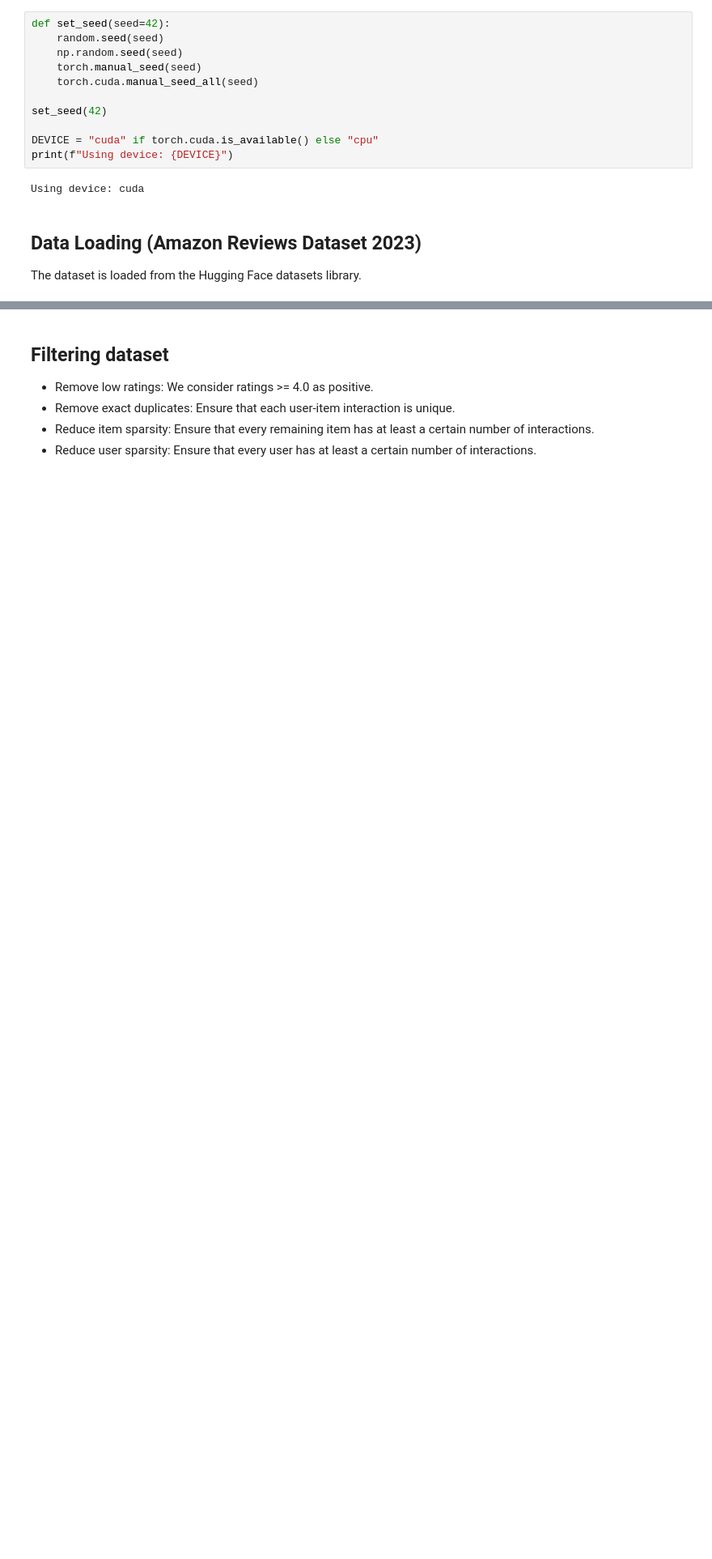
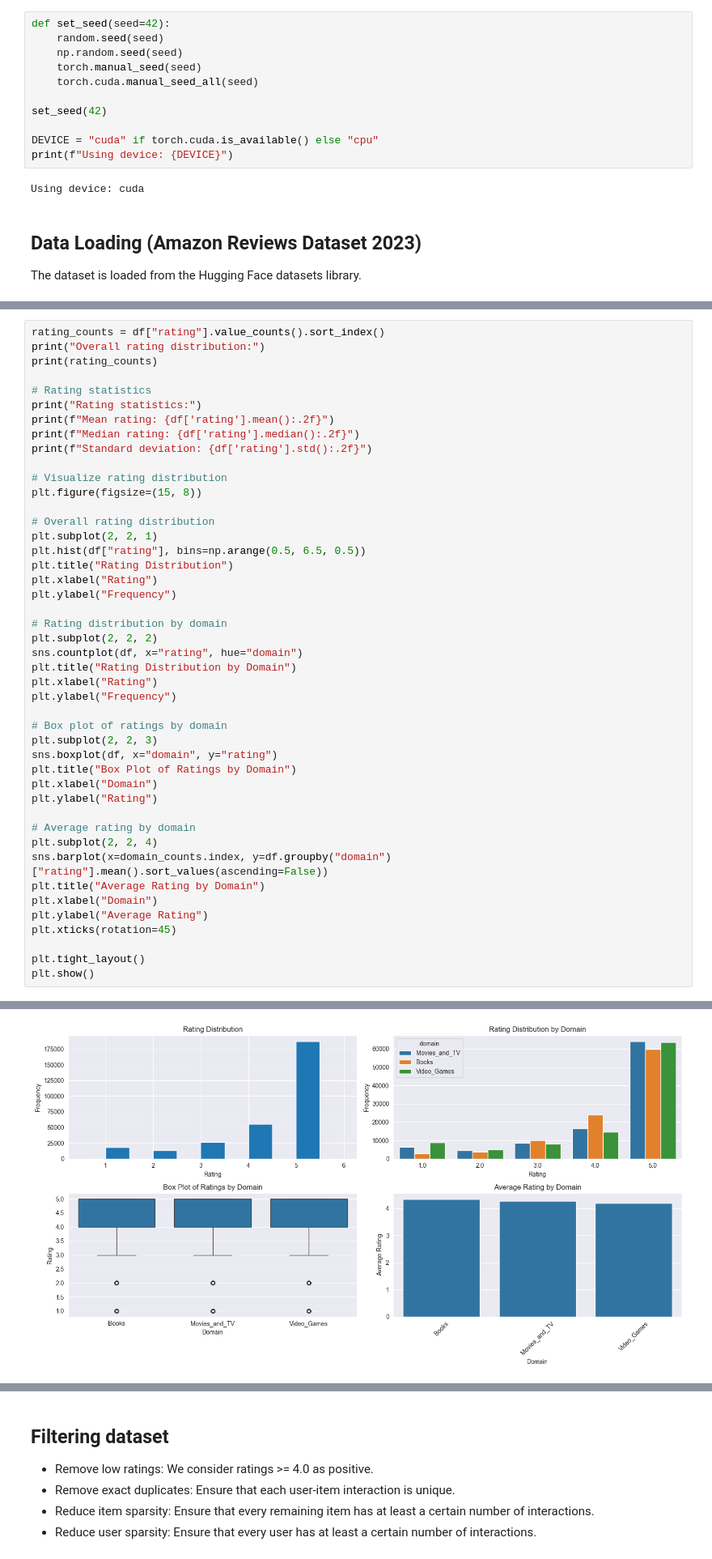
Before and after one commit to almosenja/Recommender-System, a Jupyter notebook: 01_EDA.ipynb, the cells around one changed output, grey strips where cells are left out. Shown at 81% size. Drawn from its saved outputs; the diff is of its cells as text; blank space fills up the shorter version.

```diff
--- a/01_EDA.ipynb
+++ b/01_EDA.ipynb
@@ -58,0 +133,46 @@ KeyboardInterrupt:
+# %%
+rating_counts = df["rating"].value_counts().sort_index()
+print("Overall rating distribution:")
+print(rating_counts)
+
+# Rating statistics
+print("Rating statistics:")
+print(f"Mean rating: {df['rating'].mean():.2f}")
+print(f"Median rating: {df['rating'].median():.2f}")
+print(f"Standard deviation: {df['rating'].std():.2f}")
+
+# Visualize rating distribution
+plt.figure(figsize=(15, 8))
+
+# Overall rating distribution
+plt.subplot(2, 2, 1)
+plt.hist(df["rating"], bins=np.arange(0.5, 6.5, 0.5))
+plt.title("Rating Distribution")
+plt.xlabel("Rating")
+plt.ylabel("Frequency")
+
+# Rating distribution by domain
+plt.subplot(2, 2, 2)
+sns.countplot(df, x="rating", hue="domain")
+plt.title("Rating Distribution by Domain")
+plt.xlabel("Rating")
+plt.ylabel("Frequency")
+
+# Box plot of ratings by domain
+plt.subplot(2, 2, 3)
+sns.boxplot(df, x="domain", y="rating")
+plt.title("Box Plot of Ratings by Domain")
+plt.xlabel("Domain")
+plt.ylabel("Rating")
+
+# Average rating by domain
+plt.subplot(2, 2, 4)
+sns.barplot(x=domain_counts.index, y=df.groupby("domain")["rating"].mean().sort_values(ascending=False))
+plt.title("Average Rating by Domain")
+plt.xlabel("Domain")
+plt.ylabel("Average Rating")
+plt.xticks(rotation=45)
+
+plt.tight_layout()
+plt.show()
+# %% [output]
@@ -58,0 +191 @@ KeyboardInterrupt:
+[figure, added]
```
Also changed, not shown: parts of 24 cells of this notebook, 1 other file.
